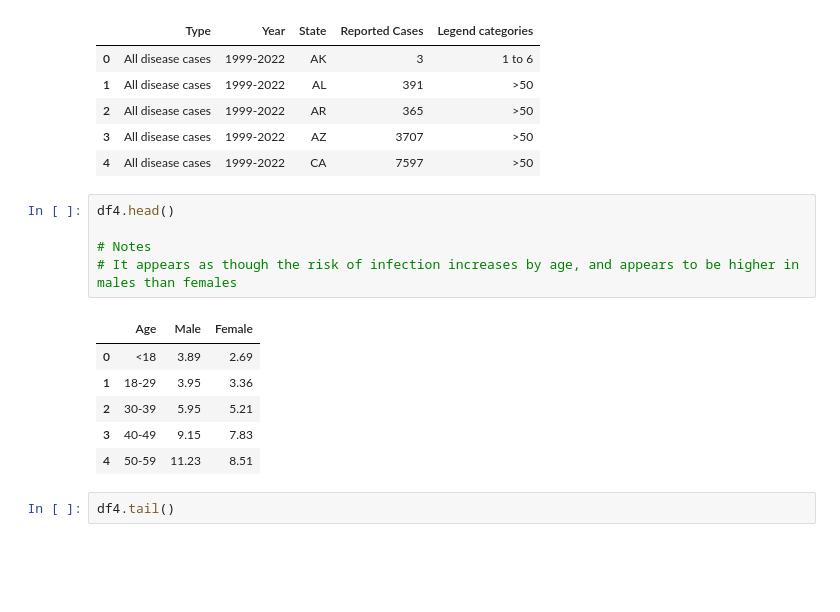
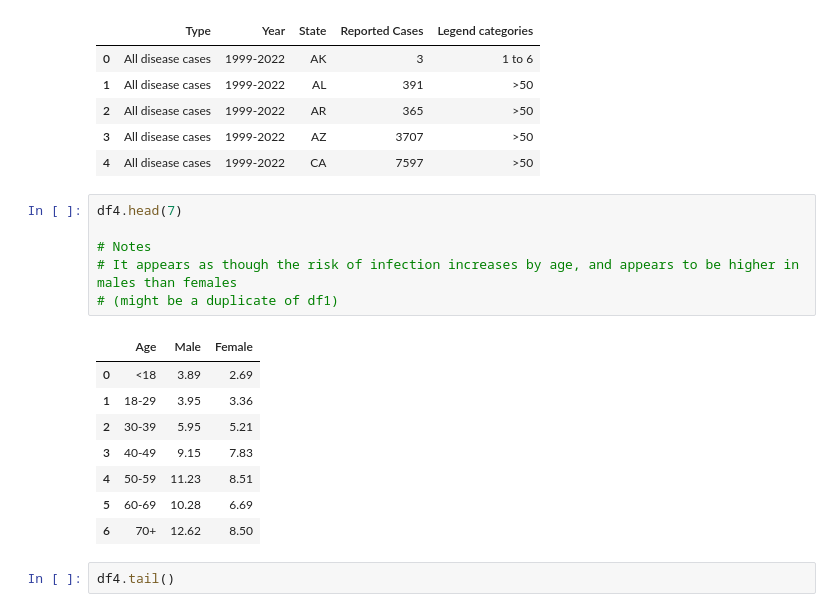
Before and after one commit to lcmortech/data_science, a Jupyter notebook: other_projects/westnile.ipynb, the cells around one changed output. Drawn from its saved outputs; the diff is of its cells as text; blank space fills up the shorter version.

```diff
--- a/other_projects/westnile.ipynb
+++ b/other_projects/westnile.ipynb
@@ -82,17 +183,20 @@ df3.head()
 | 3 | All disease cases | 1999-2022 | AZ | 3707 | >50 |
 | 4 | All disease cases | 1999-2022 | CA | 7597 | >50 |
 # %%
-df4.head()
+df4.head(7)
 
 # Notes
 # It appears as though the risk of infection increases by age, and appears to be higher in males than females
+# (might be a duplicate of df1)
 # %% [output]
 |  | Age | Male | Female |
 | 0 | <18 | 3.89 | 2.69 |
 | 1 | 18-29 | 3.95 | 3.36 |
 | 2 | 30-39 | 5.95 | 5.21 |
 | 3 | 40-49 | 9.15 | 7.83 |
 | 4 | 50-59 | 11.23 | 8.51 |
+| 5 | 60-69 | 10.28 | 6.69 |
+| 6 | 70+ | 12.62 | 8.50 |
 # %%
 df4.tail()
 # %% [output]
```
Also changed, not shown: parts of 10 cells of this notebook.
